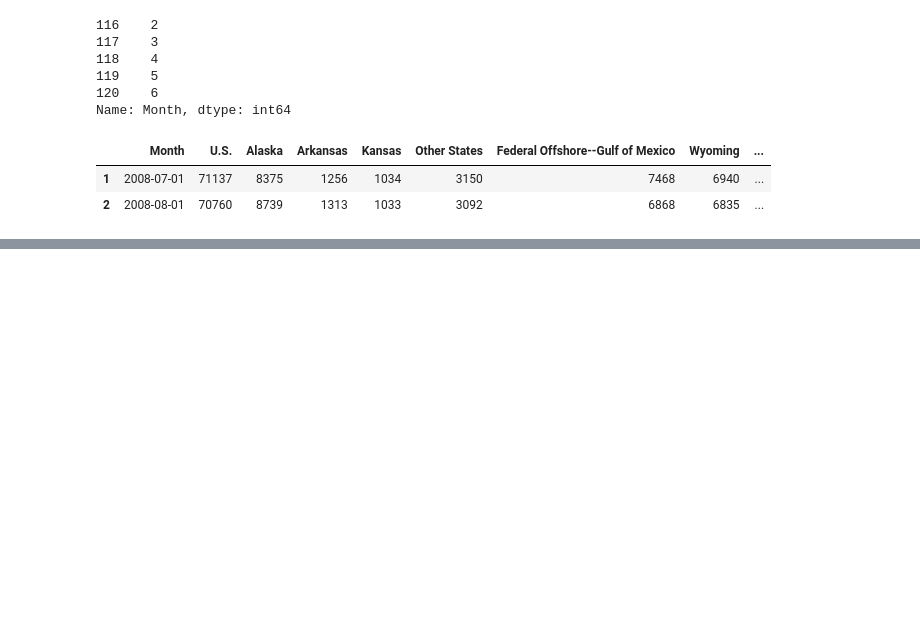
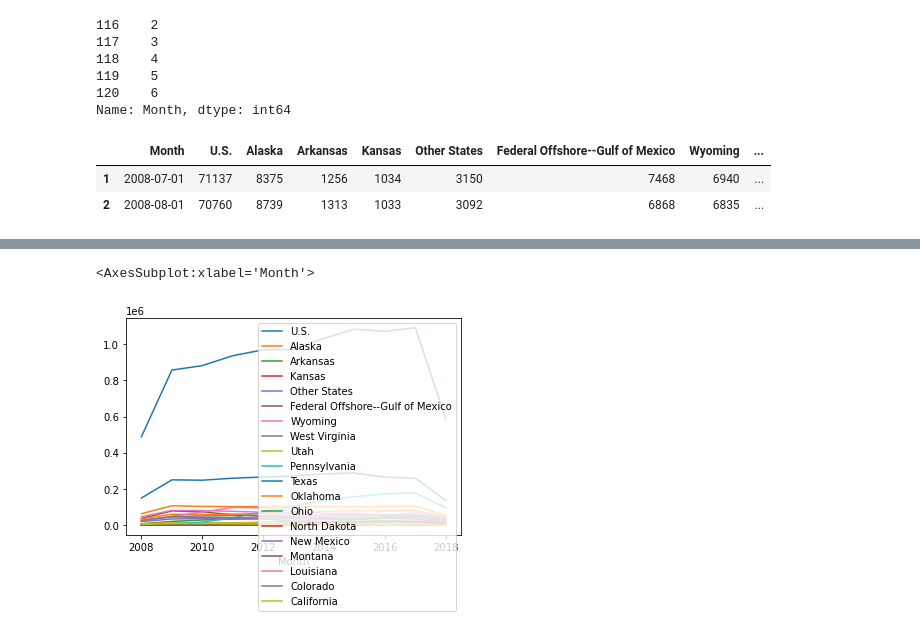
Before and after one commit to guang-zh/python, a Jupyter notebook: le-wagon-exercises/us-oil-and-gas-production/Exercise.ipynb, the cells around one changed output, grey strips where cells are left out. Cells and saved outputs as stored; diff of their text form; code cells hidden in the pictures; blank space fills up the shorter version.

```diff
--- a/le-wagon-exercises/us-oil-and-gas-production/Exercise.ipynb
+++ b/le-wagon-exercises/us-oil-and-gas-production/Exercise.ipynb
@@ -92,0 +97,3 @@ gas_df[1:3]
+# %%
+yearly_gas_df = gas_df.groupby(gas_df['Month'].dt.year).sum()
+yearly_gas_df
@@ -92,0 +114,5 @@ gas_df[1:3]
+# %%
+yearly_gas_df.plot()
+# %% [output]
+<AxesSubplot:xlabel='Month'>
+[figure, added]
```
Also changed, not shown: parts of 17 cells of this notebook, 5 other files.
